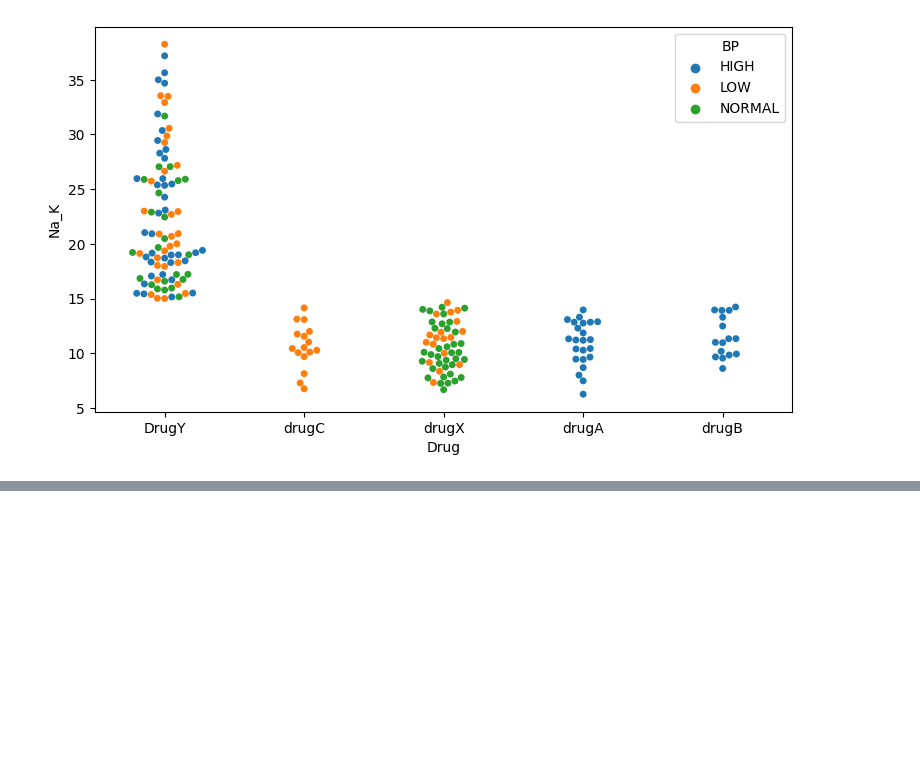
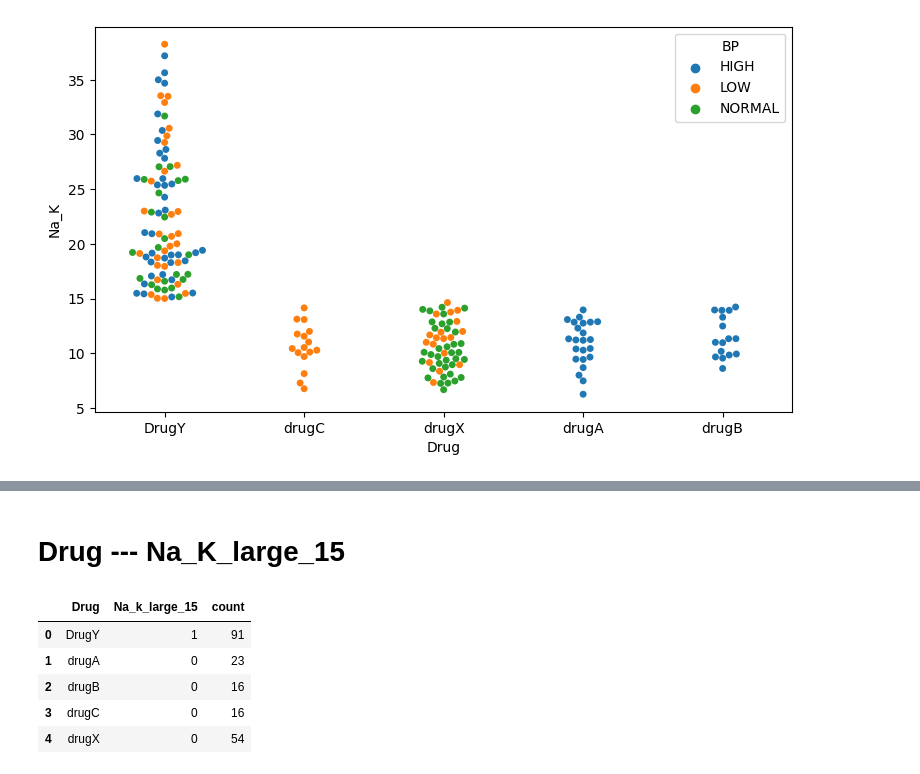
Before and after one commit to RahulSunny1209/Drug-Classification, a Jupyter notebook: drug_classification.ipynb, the cells around one changed output, grey strips where cells are left out. Saved outputs shown, nothing was run; the diff lists cells and outputs as text; code cells hidden in the pictures; blank space fills up the shorter version.

```diff
--- a/drug_classification.ipynb
+++ b/drug_classification.ipynb
@@ -258,0 +273,12 @@ plt.show()
+# %% [markdown]
+# Drug --- Na_K_large_15
+# %%
+df_na_k_15 = df.groupby(['Drug','Na_k_large_15']).size().reset_index(name='count')
+df_na_k_15
+# %% [output]
+|  | Drug | Na_k_large_15 | count |
+| 0 | DrugY | 1 | 91 |
+| 1 | drugA | 0 | 23 |
+| 2 | drugB | 0 | 16 |
+| 3 | drugC | 0 | 16 |
+| 4 | drugX | 0 | 54 |
```
Also changed, not shown: parts of 23 cells of this notebook.
